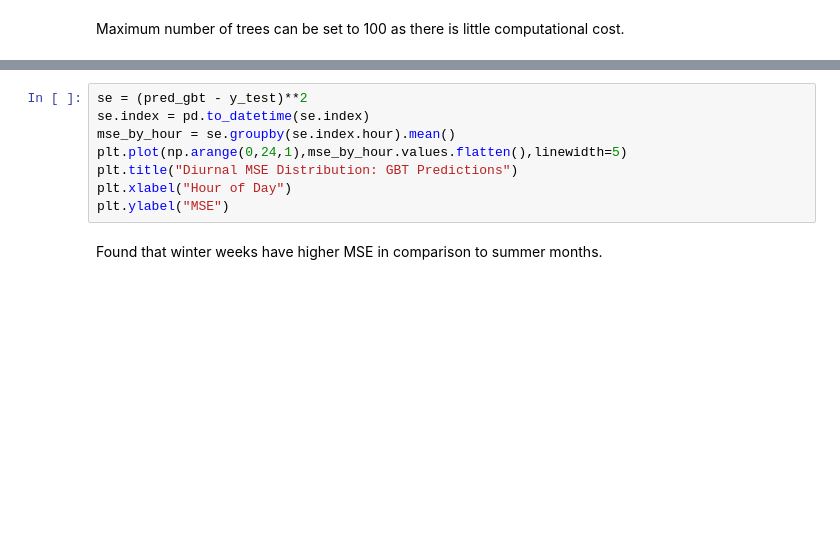
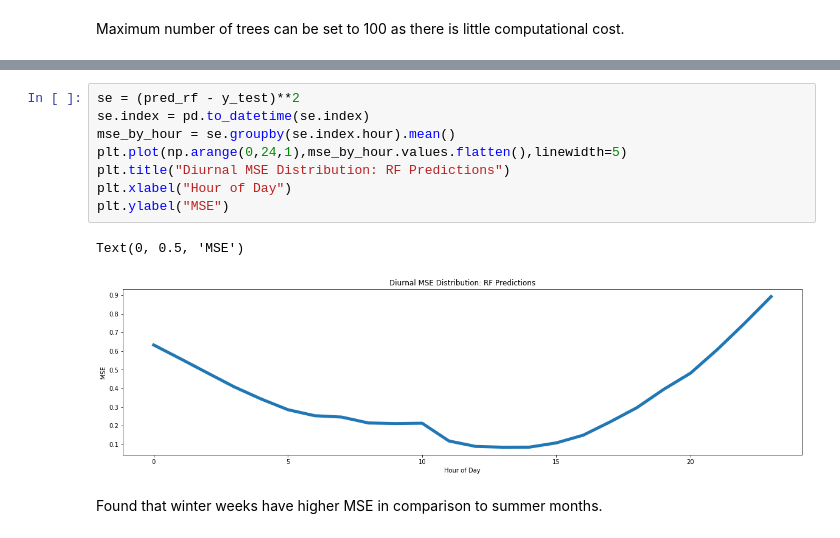
Before and after one commit to 2021-Energy-Climate-Hackathon/group_1, a Jupyter notebook: t2m_modeling.ipynb, the cells around one changed output, grey strips where cells are left out. Drawn from its saved outputs; the diff is of its cells as text; blank space fills up the shorter version.

```diff
--- a/t2m_modeling.ipynb
+++ b/t2m_modeling.ipynb
@@ -219,11 +194,14 @@ plt.ylabel("MSE")
 # %%
-se = (pred_gbt - y_test)**2
+se = (pred_rf - y_test)**2
 se.index = pd.to_datetime(se.index)
 mse_by_hour = se.groupby(se.index.hour).mean()
 plt.plot(np.arange(0,24,1),mse_by_hour.values.flatten(),linewidth=5)
-plt.title("Diurnal MSE Distribution: GBT Predictions")
+plt.title("Diurnal MSE Distribution: RF Predictions")
 plt.xlabel("Hour of Day")
 plt.ylabel("MSE")
+# %% [output]
+Text(0, 0.5, 'MSE')
+[figure, added]
 # %% [markdown]
 Found that winter weeks have higher MSE in comparison to summer months.
 # %%
```
Also changed, not shown: parts of 29 cells of this notebook, 1 other file.
